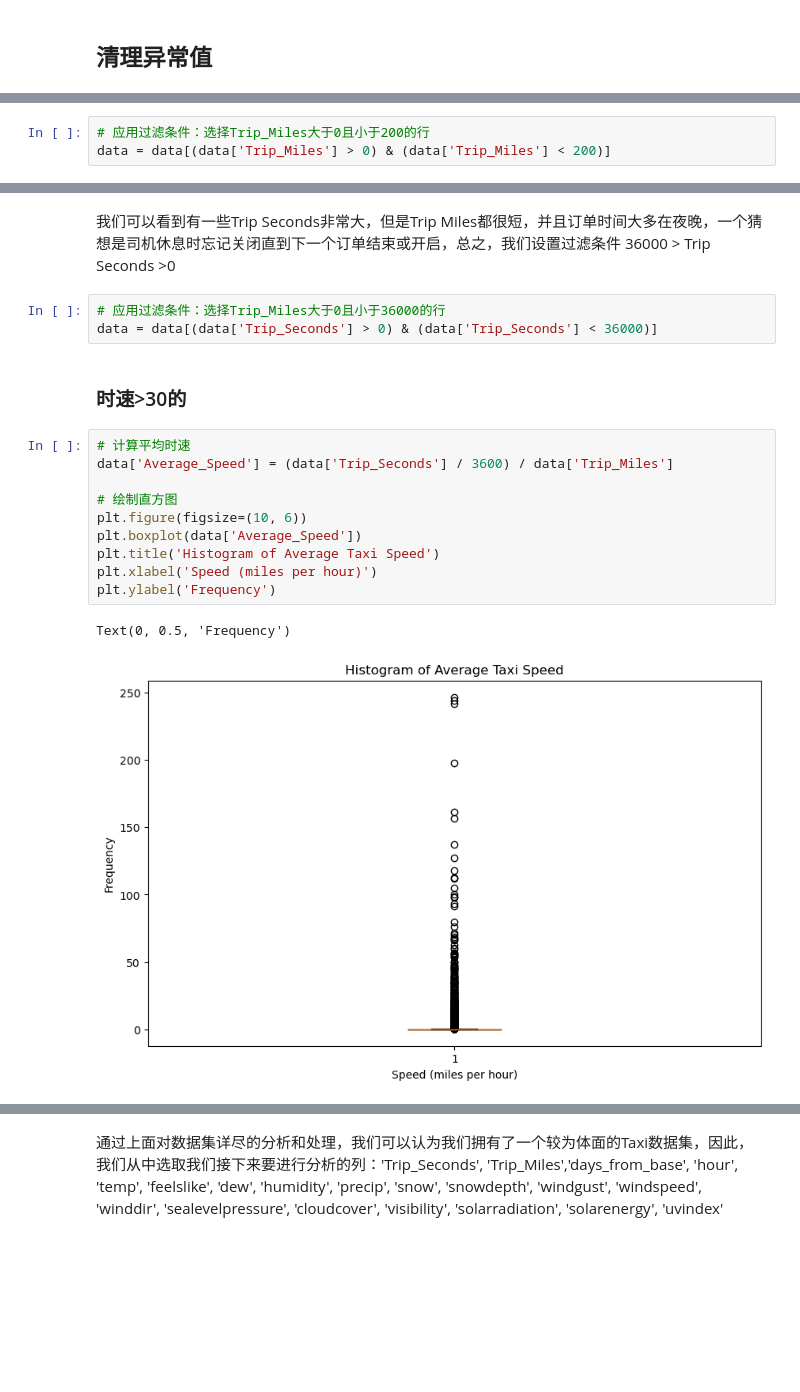
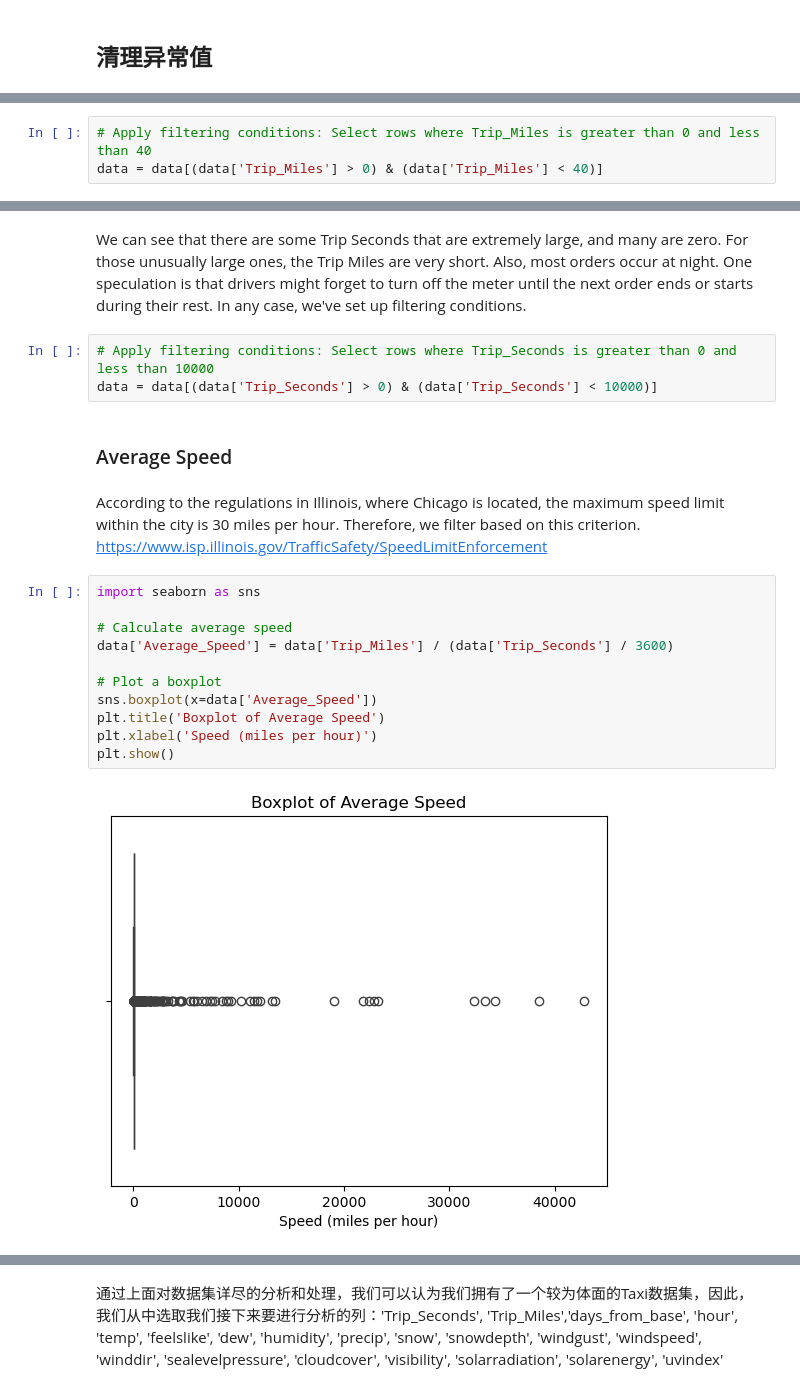
Before and after one commit to MengyuanHan1/CASA0006-Data-Science-for-Spatial-Systems, a Jupyter notebook: DSSS.ipynb, the cells around one changed output, grey strips where cells are left out. Drawn from its saved outputs; the diff is of its cells as text; blank space fills up the shorter version.

```diff
--- a/DSSS.ipynb
+++ b/DSSS.ipynb
@@ -307,4 +282,4 @@ simple_print_head(trip_miles_sorted, n=10)
 # %%
-# 应用过滤条件：选择Trip_Miles大于0且小于200的行
-data = data[(data['Trip_Miles'] > 0) & (data['Trip_Miles'] < 200)]
+# Apply filtering conditions: Select rows where Trip_Miles is greater than 0 and less than 40
+data = data[(data['Trip_Miles'] > 0) & (data['Trip_Miles'] < 40)]
 # %% [markdown]
@@ -348,23 +323,25 @@ simple_print_head(trip_seconds_sorted, n=10)
 | 4228 | 2024-02-29 18:45:00 | 02/29/2024 06:45:00 PM | 0 | 13.0 | 56 | ... |
 10 rows × 31 columns
 # %% [markdown]
-我们可以看到有一些Trip Seconds非常大，但是Trip Miles都很短，并且订单时间大多在夜晚，一个猜想是司机休息时忘记关闭直到下一个订单结束或开启，总之，我们设置过滤条件 36000 > Trip Seconds >0
+We can see that there are some Trip Seconds that are extremely large, and many are zero. For those unusually large ones, the Trip Miles are very short. Also, most orders occur at night. One speculation is that drivers might forget to turn off the meter until the next order ends or starts during their rest. In any case, we've set up filtering conditions.
 # %%
-# 应用过滤条件：选择Trip_Miles大于0且小于36000的行
-data = data[(data['Trip_Seconds'] > 0) & (data['Trip_Seconds'] < 36000)]
+# Apply filtering conditions: Select rows where Trip_Seconds is greater than 0 and less than 10000
+data = data[(data['Trip_Seconds'] > 0) & (data['Trip_Seconds'] < 10000)]
 # %% [markdown]
-### 时速>30的
+### Average Speed
+# %% [markdown]
+According to the regulations in Illinois, where Chicago is located, the maximum speed limit within the city is 30 miles per hour. Therefore, we filter based on this criterion. https://www.isp.illinois.gov/TrafficSafety/SpeedLimitEnforcement
 # %%
-# 计算平均时速
-data['Average_Speed'] = (data['Trip_Seconds'] / 3600) / data['Trip_Miles']
+import seaborn as sns
 
-# 绘制直方图
-plt.figure(figsize=(10, 6))
-plt.boxplot(data['Average_Speed'])
-plt.title('Histogram of Average Taxi Speed')
+# Calculate average speed
+data['Average_Speed'] = data['Trip_Miles'] / (data['Trip_Seconds'] / 3600)
+
+# Plot a boxplot
+sns.boxplot(x=data['Average_Speed'])
+plt.title('Boxplot of Average Speed')
 plt.xlabel('Speed (miles per hour)')
-plt.ylabel('Frequency')
+plt.show()
 # %% [output]
-Text(0, 0.5, 'Frequency')
-[figure, old version]
+[figure, new version]
 # %%
```
Also changed, not shown: parts of 73 cells of this notebook.
